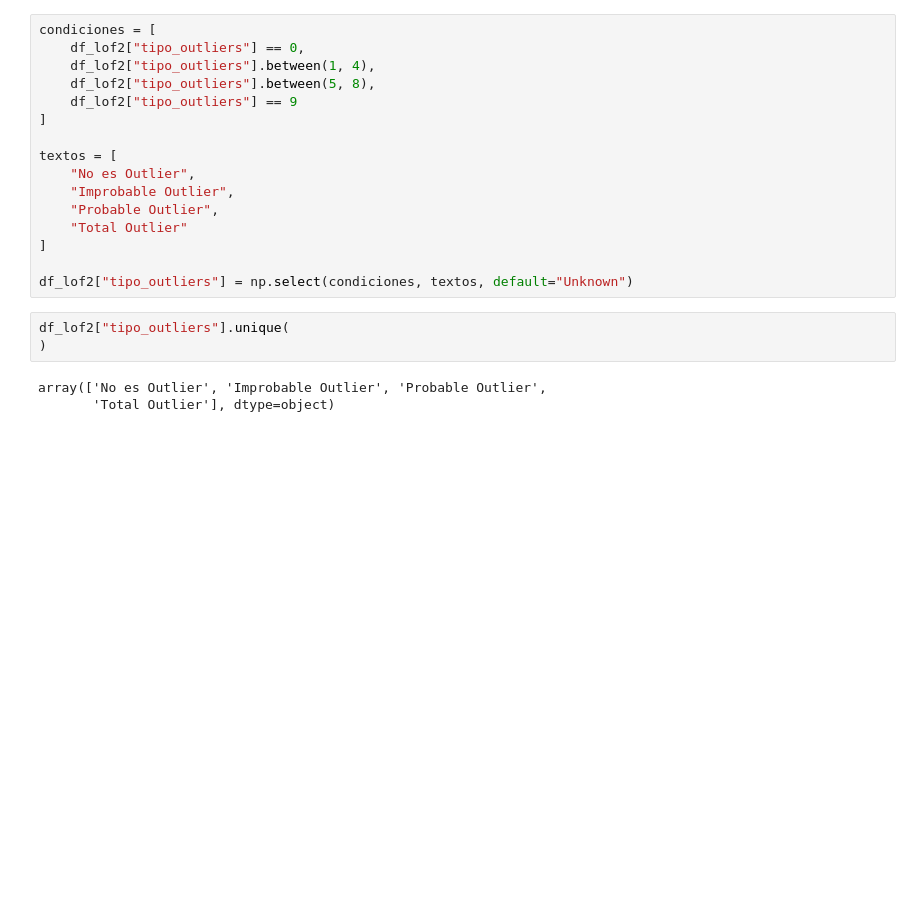
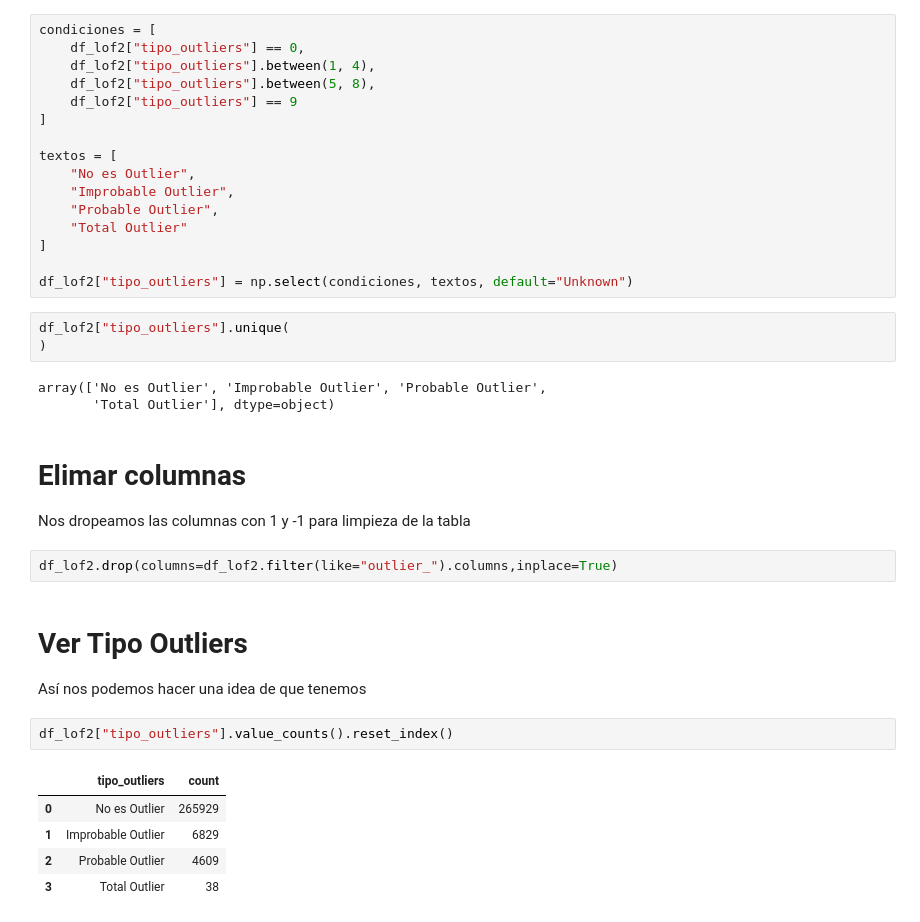
Before and after one commit to apelsito/laboratorio-modulo7-leccion03-gestion-outiers, a Jupyter notebook: laboratorio-modulo7-leccion03-gestion-outiers.ipynb, the cells around one changed output. Drawn from its saved outputs; the diff is of its cells as text; blank space fills up the shorter version.

```diff
--- a/laboratorio-modulo7-leccion03-gestion-outiers.ipynb
+++ b/laboratorio-modulo7-leccion03-gestion-outiers.ipynb
@@ -238,3 +235,20 @@ df_lof2["tipo_outliers"].unique(
 # %% [output]
 array(['No es Outlier', 'Improbable Outlier', 'Probable Outlier',
        'Total Outlier'], dtype=object)
+# %% [markdown]
+# Elimar columnas
+Nos dropeamos las columnas con 1 y -1 para limpieza de la tabla
+# %%
+df_lof2.drop(columns=df_lof2.filter(like="outlier_").columns,inplace=True)
+# %% [markdown]
+# Ver Tipo Outliers
+
+Así nos podemos hacer una idea de que tenemos
+# %%
+df_lof2["tipo_outliers"].value_counts().reset_index()
+# %% [output]
+|  | tipo_outliers | count |
+| 0 | No es Outlier | 265929 |
+| 1 | Improbable Outlier | 6829 |
+| 2 | Probable Outlier | 4609 |
+| 3 | Total Outlier | 38 |
```
Also changed, not shown: parts of 16 cells of this notebook, 1 other file.
